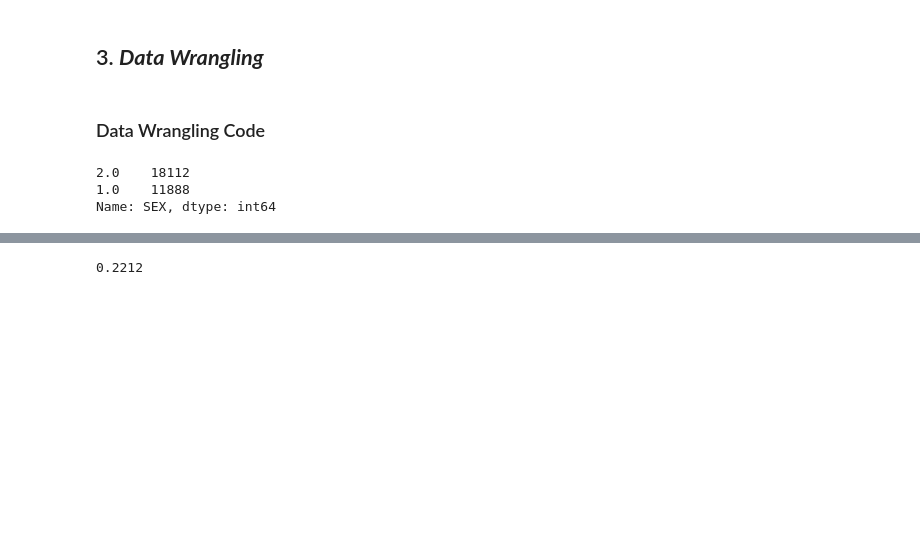
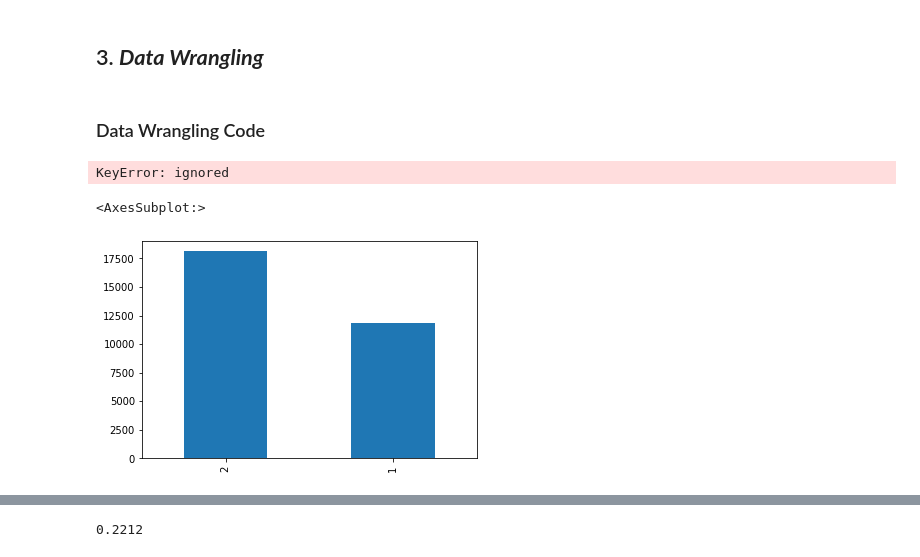
Before and after one commit to kumareshvj/Machine-learing-classification, a Jupyter notebook: Default_of_credit_card_clients.ipynb, the cells around one changed output, grey strips where cells are left out. Saved outputs shown, nothing was run; the diff lists cells and outputs as text; code cells hidden in the pictures; blank space fills up the shorter version.

```diff
--- a/Default_of_credit_card_clients.ipynb
+++ b/Default_of_credit_card_clients.ipynb
@@ -319,9 +321,12 @@ df.rename(columns = {'PAY_0':'PAY_1','default payment next month':'Payment_defau
+# %%
+df.drop(columns = 'ID',axis = 1,inplace = True)
+# %% [output]
+KeyError: ignored
 # %%
-df.SEX.value_counts()
+df.SEX.value_counts().plot(kind='bar')
 # %% [output]
-2.0    18112
-1.0    11888
-Name: SEX, dtype: int64
+<AxesSubplot:>
+[figure, added]
 # %%
 df.EDUCATION.value_counts()
 # %% [output]
```
Also changed, not shown: parts of 35 cells of this notebook.
